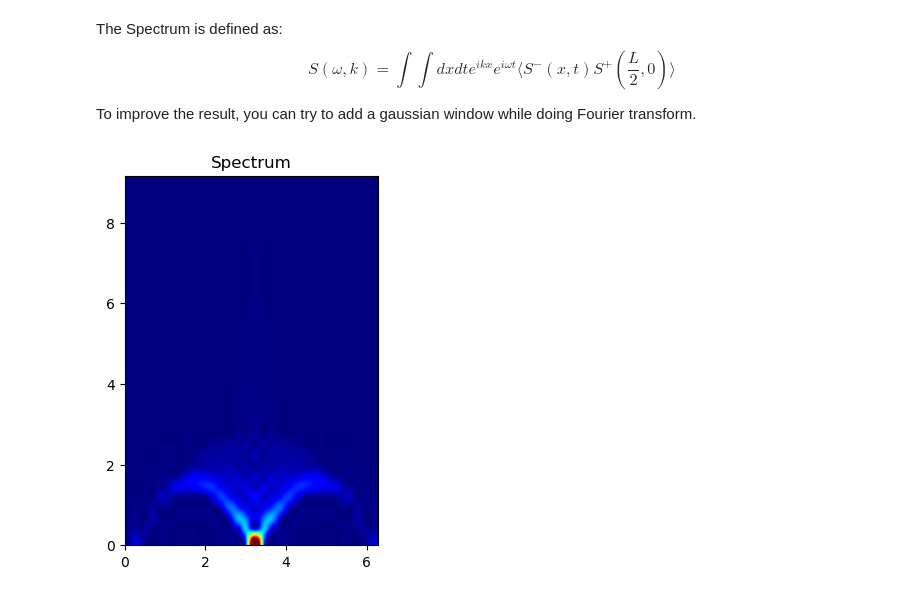
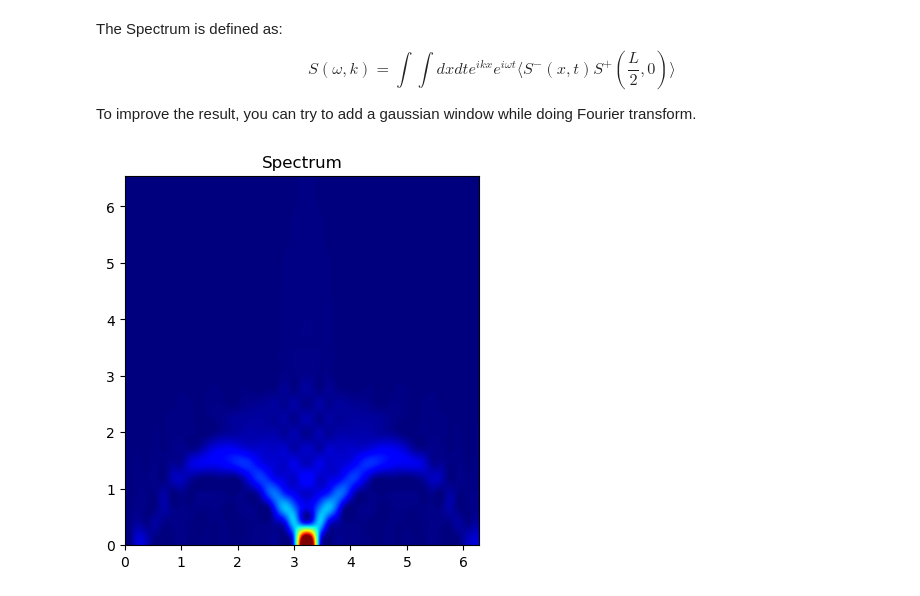
Before and after one commit to DavidGoing/DMRG, a Jupyter notebook: DMRG_TEBD.ipynb, the cells around one changed output. Saved outputs shown, nothing was run; the diff lists cells and outputs as text; code cells hidden in the pictures.

```diff
--- a/DMRG_TEBD.ipynb
+++ b/DMRG_TEBD.ipynb
@@ -591,20 +591,20 @@ To improve the result, you can try to add a gaussian window while doing Fourier
 # %%
 phase_factor = [np.exp(Energy*1j*tau*i) for i in range(-time_slice,time_slice+1)]
 
 Correlation = np.transpose(np.array(Correlaion_SpSm))
 Correlation = np.concatenate((np.flip(Correlation[:, 1:].conjugate(), axis=1), Correlation), axis=1)
 Correlation = Correlation @ np.diag(phase_factor)
 Spec = np.absolute(np.fft.fft2(Correlation))
 # Spec = Spec[:, 68:52:-1]
-Spec = Spec[:, 1065:1100]
+Spec = Spec[:, 1065:1090]
 NumOmega = np.shape(Spec)[1]
 K = np.outer(np.linspace(0, np.pi * 2, N), np.ones(NumOmega))
 W = np.outer(np.ones(N), np.linspace(0, NumOmega * np.pi / (tau * time_slice), NumOmega))
 fig, ax = plt.subplots()
 im = ax.imshow(abs(Spec).T, interpolation='Spline36', cmap="jet",
                origin='lower', extent=[0, 2*np.pi,0 ,  NumOmega * np.pi / (tau * time_slice)],
                vmax=abs(Spec).max(), vmin=0)
 ax.set_title('Spectrum')
 plt.show()
 # %% [output]
-[figure, old version]
+[figure, new version]
```
